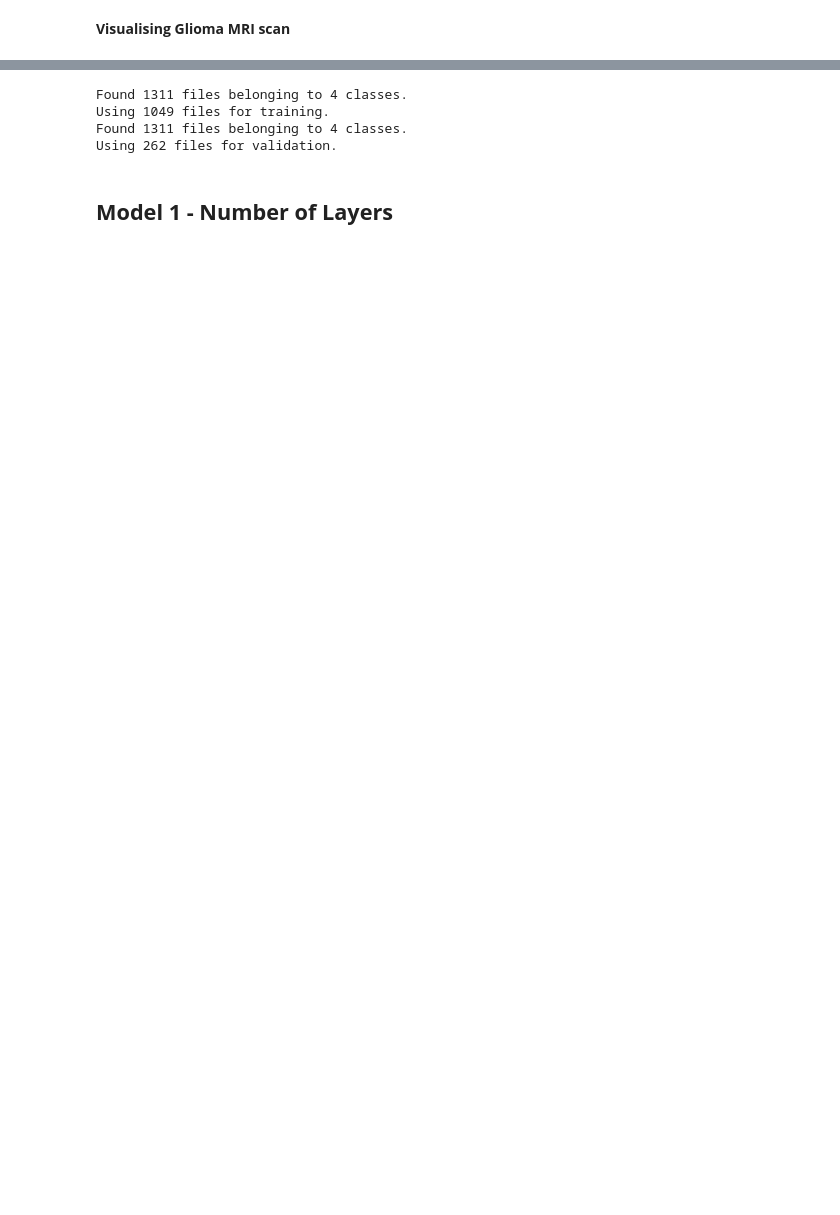
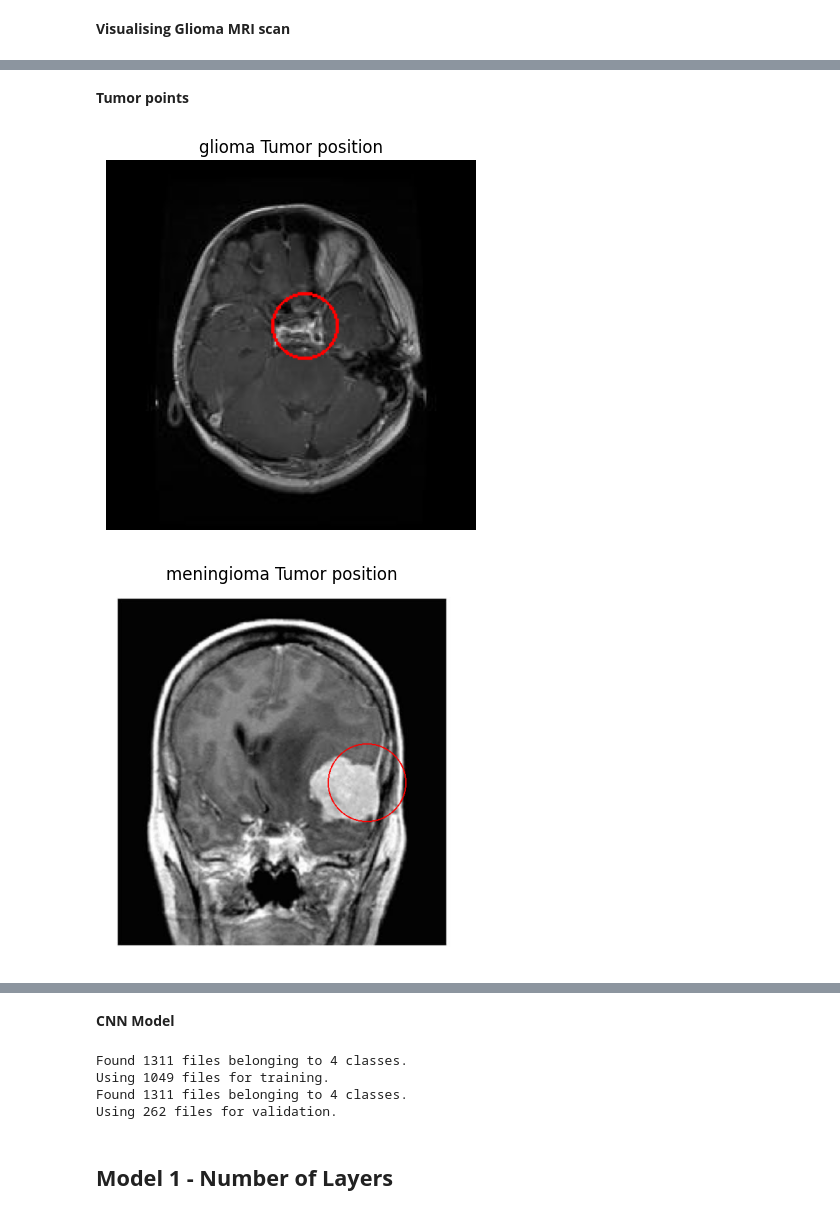
Before and after one commit to Aishwarya149/MRI-brain, a Jupyter notebook: Model 1 CNN- Layers in Brain Tumor.ipynb, the cells around one changed output, grey strips where cells are left out. Saved outputs shown, nothing was run; the diff lists cells and outputs as text; code cells hidden in the pictures; blank space fills up the shorter version.

```diff
--- a/Model 1 CNN- Layers in Brain Tumor.ipynb
+++ b/Model 1 CNN- Layers in Brain Tumor.ipynb
@@ -52,0 +217,41 @@ Brain_tumorOTp.imshow(Brain_tumorPyn.squeeze(Meningioma_Mri))
+# %% [markdown]
+**Tumor points**
+# %%
+def Brain_tumor_Marking_tumor(Glioma_Mri, Brain_tumor_ps, Brain_tumor_rds, color='red'):
+    iggg_Brainn = Brain_tumorpil.open(Glioma_Mri)
+
+    Tumor_draw = Brain_tumorpildr.Draw(iggg_Brainn)
+
+    ## position setting
+    xTumor_draw, yTumor_draw = Brain_tumor_ps
+    up = (xTumor_draw - Brain_tumor_rds, yTumor_draw - Brain_tumor_rds)
+    down = (xTumor_draw + Brain_tumor_rds, yTumor_draw + Brain_tumor_rds)
+    Tumor_draw.ellipse([up, down], outline=color, width=2)
+
+    return iggg_Brainn
+
+def Brain_tumor_show(iggg_Brainn):
+    Brain_tumorOTp.imshow(iggg_Brainn)
+    Brain_tumorOTp.axis('off')
+    Brain_tumorOTp.show()
+
+Glioma_Mri = Route_of_Image+"glioma/Te-gl_0010.jpg"
+Brain_tumorOTp.title("glioma Tumor position")
+Brain_tumor_ps = (120, 100)
+Brain_tumor_mark = Brain_tumor_Marking_tumor(Glioma_Mri, Brain_tumor_ps, 20)
+Brain_tumor_show(Brain_tumor_mark)
+
+Meningioma_Mri = Route_of_Image+"meningioma/Te-me_0014.jpg"
+Brain_tumorOTp.title("meningioma Tumor position")
+Brain_tumor_ps = (400, 300)
+Brain_tumor_mark = Brain_tumor_Marking_tumor(Meningioma_Mri, Brain_tumor_ps, 60)
+Brain_tumor_show(Brain_tumor_mark)
+
+pituitary_Mri = Route_of_Image+"pituitary/Te-pi_0018.jpg"
+Brain_tumorOTp.title("pituitary Tumor position")
+Brain_tumor_ps = (250, 200)
+Brain_tumor_mark = Brain_tumor_Marking_tumor(pituitary_Mri, Brain_tumor_ps, 30)
+Brain_tumor_show(Brain_tumor_mark)
+# %% [output]
+[figure, added]
+[figure, added]
@@ -53,3 +259,5 @@ Brain_tumorOTp.imshow(Brain_tumorPyn.squeeze(Meningioma_Mri))
+# %% [markdown]
+**CNN Model**
 # %%
 Brain_Tumor_Fi_1='training'
 Brain_Tumor_Fi_2='validation'
```
Also changed, not shown: parts of 30 cells of this notebook, 6 other files.
